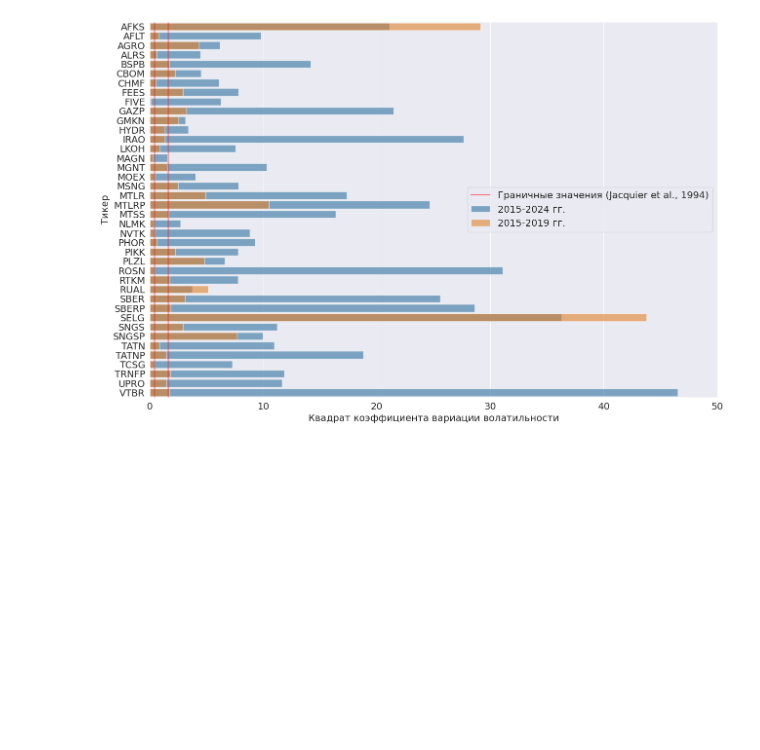
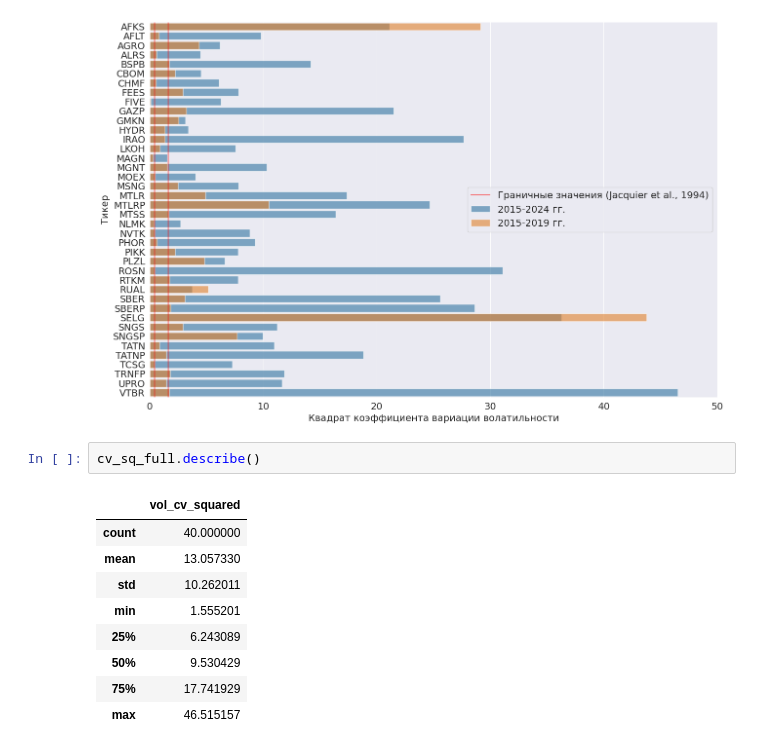
Before and after one commit to Dangerio/optimization-algorithm, a Jupyter notebook: methods_comparison/real_data/data_vis_and_processing.ipynb, the cells around one changed output. Drawn from its saved outputs; the diff is of its cells as text; blank space fills up the shorter version.

```diff
--- a/methods_comparison/real_data/data_vis_and_processing.ipynb
+++ b/methods_comparison/real_data/data_vis_and_processing.ipynb
@@ -85,3 +89,15 @@ ax.set_xlim(0, 50);
 plt.savefig("plots/cv_values.pdf", format="pdf")
 # %% [output]
 [figure]
+# %%
+cv_sq_full.describe()
+# %% [output]
+|  | vol_cv_squared |
+| count | 40.000000 |
+| mean | 13.057330 |
+| std | 10.262011 |
+| min | 1.555201 |
+| 25% | 6.243089 |
+| 50% | 9.530429 |
+| 75% | 17.741929 |
+| max | 46.515157 |
```
Also changed, not shown: parts of 9 cells of this notebook.
